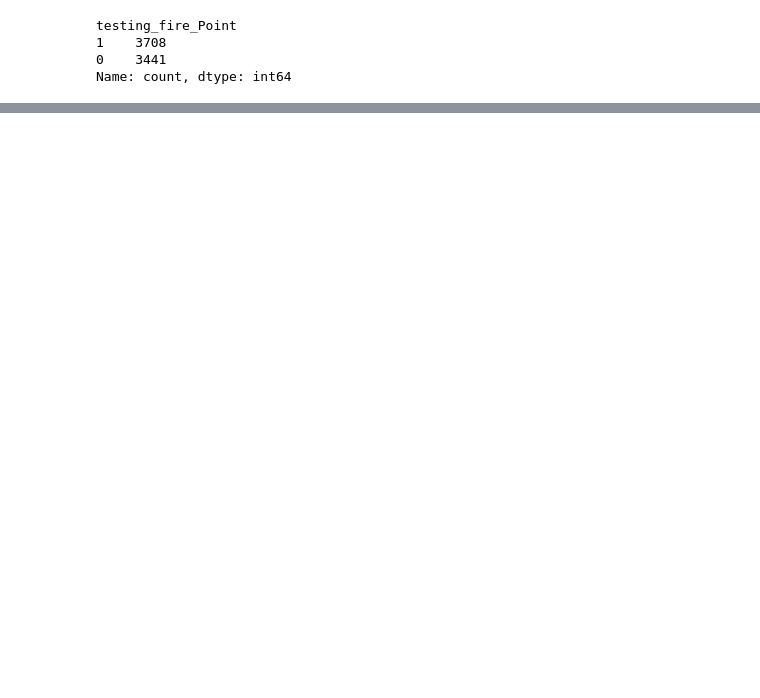
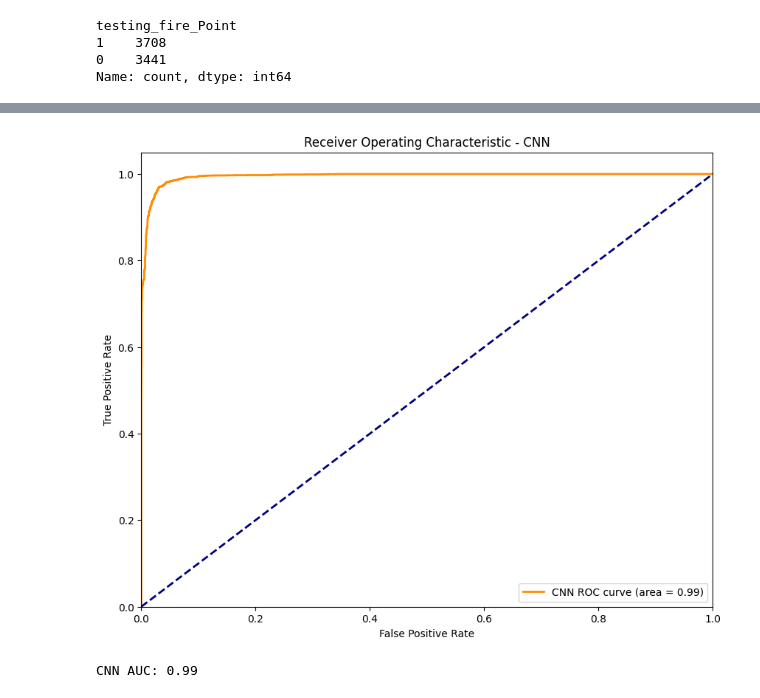
Before and after one commit to ashkanmosalla/Wildfire, a Jupyter notebook: Wildfire_Colab.ipynb, the cells around one changed output, grey strips where cells are left out. Saved outputs shown, nothing was run; the diff lists cells and outputs as text; code cells hidden in the pictures; blank space fills up the shorter version.

```diff
--- a/Wildfire_Colab.ipynb
+++ b/Wildfire_Colab.ipynb
@@ -44,0 +492,25 @@ Name: count, dtype: int64
+# %%
+from sklearn.metrics import roc_curve, auc
+
+# Predict probabilities for the positive class on test set
+y_pred_probs_cnn = cnn_model.predict(X_test_reshaped).ravel()
+
+# Compute ROC curve and ROC area
+fpr_cnn, tpr_cnn, _ = roc_curve(y_test, y_pred_probs_cnn)
+roc_auc_cnn = auc(fpr_cnn, tpr_cnn)
+
+# Plotting ROC Curve
+plt.figure(figsize=(10, 8))
+plt.plot(fpr_cnn, tpr_cnn, color='darkorange', lw=2, label='CNN ROC curve (area = %0.2f)' % roc_auc_cnn)
+plt.plot([0, 1], [0, 1], color='navy', lw=2, linestyle='--')
+plt.xlim([0.0, 1.0])
+plt.ylim([0.0, 1.05])
+plt.xlabel('False Positive Rate')
+plt.ylabel('True Positive Rate')
+plt.title('Receiver Operating Characteristic - CNN')
+plt.legend(loc="lower right")
+plt.show()
+
+# Print the AUC
+print(f'CNN AUC: {roc_auc_cnn:.2f}')
+# %% [output]
@@ -44,0 +518,2 @@ Name: count, dtype: int64
+[figure, added]
+CNN AUC: 0.99
```
Also changed, not shown: parts of 29 cells of this notebook.
